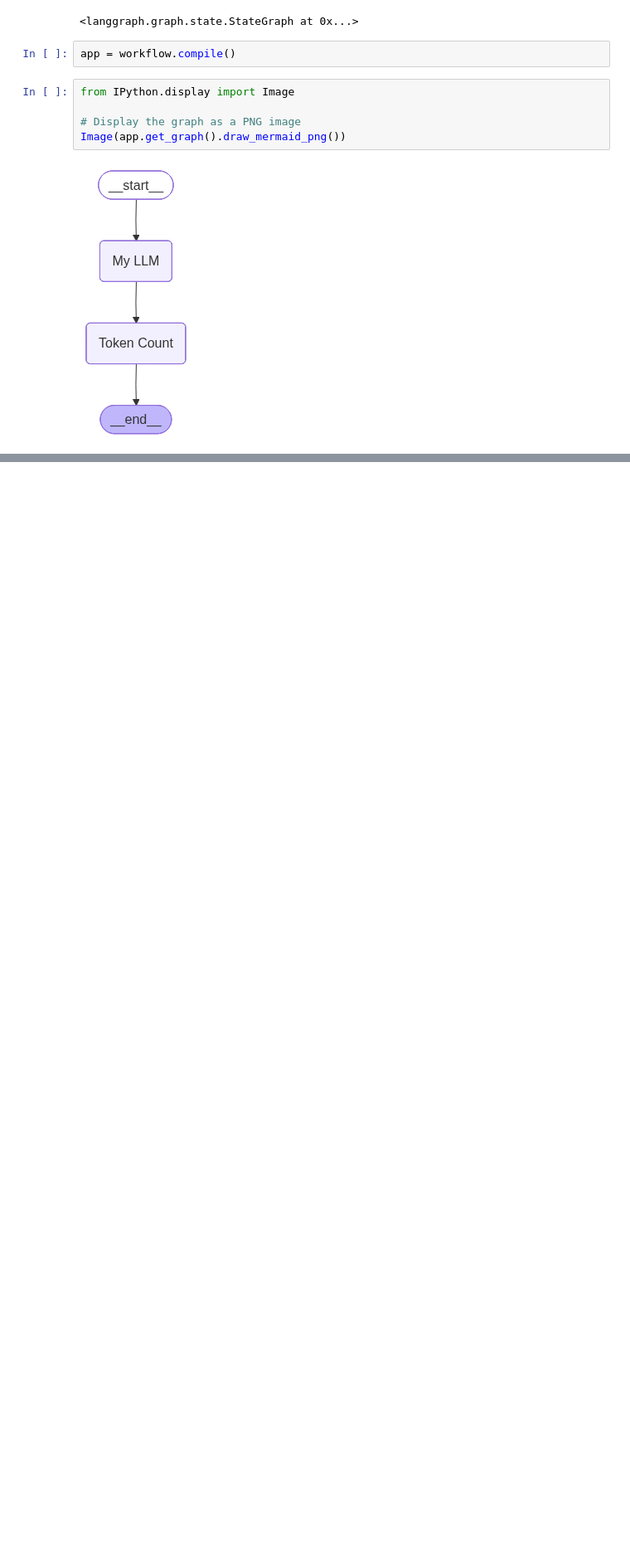
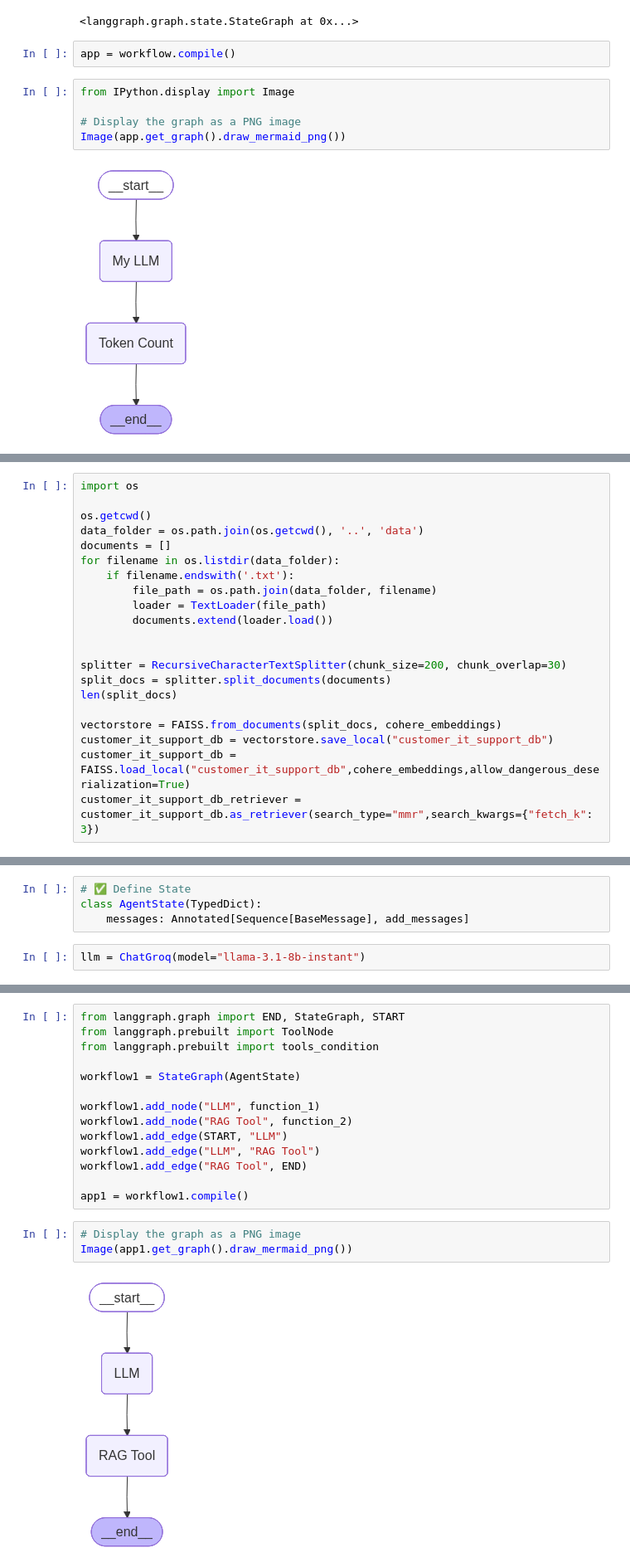
Before and after one commit to advik257/CRAG-ARAG, a Jupyter notebook: langgraph_test/basic_graph.ipynb, the cells around one changed output, grey strips where cells are left out. Shown at 83% size. Cells and saved outputs as stored; diff of their text form; blank space fills up the shorter version.

Commit message:
basic Agentic RAG

```diff
--- a/langgraph_test/basic_graph.ipynb
+++ b/langgraph_test/basic_graph.ipynb
@@ -136,0 +147,21 @@ content='Echo: Hello' additional_kwargs={} response_metadata={} id='e177362c-b18
+# %%
+import os
+
+os.getcwd()
+data_folder = os.path.join(os.getcwd(), '..', 'data')
+documents = []
+for filename in os.listdir(data_folder):
+    if filename.endswith('.txt'):
+        file_path = os.path.join(data_folder, filename)
+        loader = TextLoader(file_path)
+        documents.extend(loader.load())
+
+
+splitter = RecursiveCharacterTextSplitter(chunk_size=200, chunk_overlap=30)
+split_docs = splitter.split_documents(documents)
+len(split_docs)
+
+vectorstore = FAISS.from_documents(split_docs, cohere_embeddings)
+customer_it_support_db = vectorstore.save_local("customer_it_support_db")
+customer_it_support_db = FAISS.load_local("customer_it_support_db",cohere_embeddings,allow_dangerous_deserialization=True)
+customer_it_support_db_retriever = customer_it_support_db.as_retriever(search_type="mmr",search_kwargs={"fetch_k": 3})
@@ -136,0 +172,6 @@ content='Echo: Hello' additional_kwargs={} response_metadata={} id='e177362c-b18
+# %%
+# ✅ Define State
+class AgentState(TypedDict):
+    messages: Annotated[Sequence[BaseMessage], add_messages]
+# %%
+llm = ChatGroq(model="llama-3.1-8b-instant")
@@ -136,0 +217,19 @@ content='Echo: Hello' additional_kwargs={} response_metadata={} id='e177362c-b18
+# %%
+from langgraph.graph import END, StateGraph, START
+from langgraph.prebuilt import ToolNode
+from langgraph.prebuilt import tools_condition
+
+workflow1 = StateGraph(AgentState)
+
+workflow1.add_node("LLM", function_1)
+workflow1.add_node("RAG Tool", function_2)
+workflow1.add_edge(START, "LLM")
+workflow1.add_edge("LLM", "RAG Tool")
+workflow1.add_edge("RAG Tool", END)
+
+app1 = workflow1.compile()
+# %%
+# Display the graph as a PNG image
+Image(app1.get_graph().draw_mermaid_png())
+# %% [output]
+[figure, added]
```
Also changed, not shown: parts of 8 cells of this notebook.
